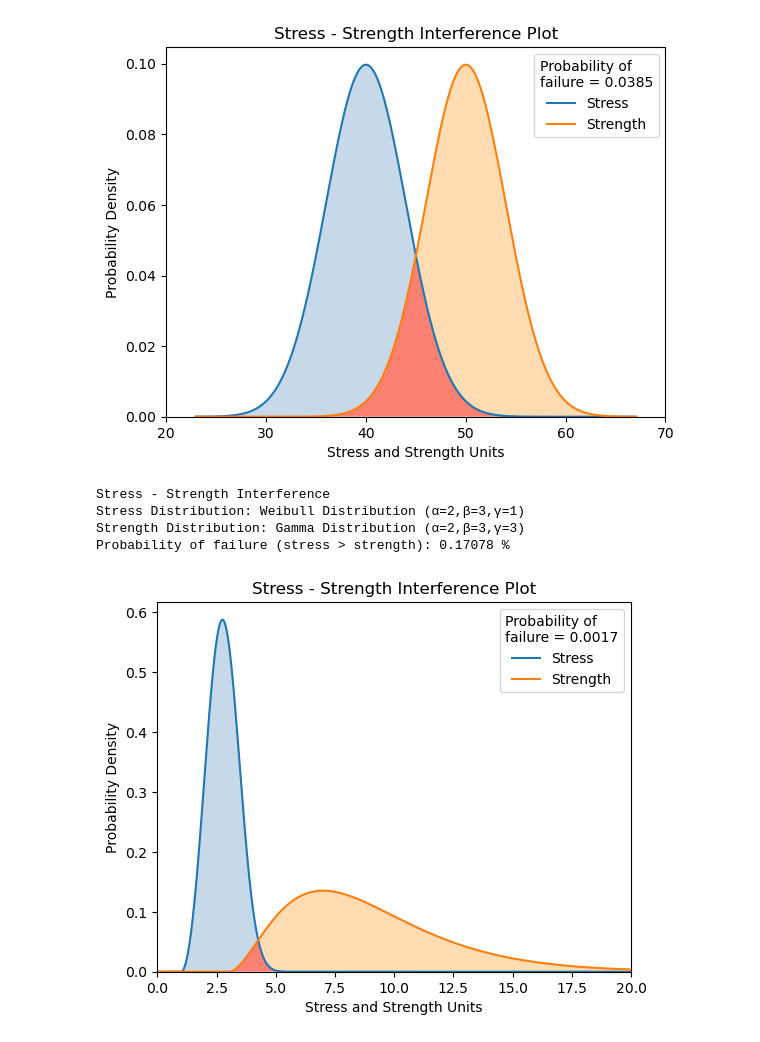
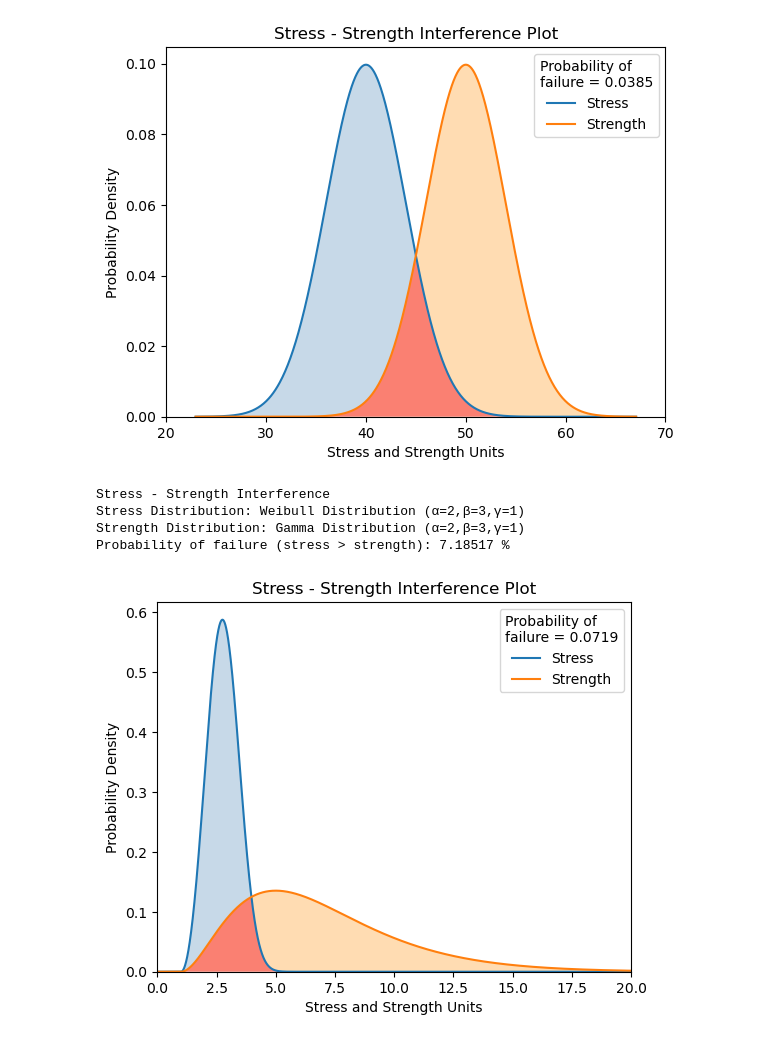
Before and after one commit to noriskworld/robust, a Jupyter notebook: stress_strength.ipynb, the cells around one changed output. Drawn from its saved outputs; the diff is of its cells as text; code cells hidden in the pictures.

```diff
--- a/stress_strength.ipynb
+++ b/stress_strength.ipynb
@@ -166,13 +296,13 @@ Probability of failure (stress > strength): 3.85499 %
 # %%
 from reliability.Other_functions import stress_strength
 stress = Distributions.Weibull_Distribution(alpha=2, beta=3, gamma=1)
-strength = Distributions.Gamma_Distribution(alpha=2, beta=3, gamma=3)
+strength = Distributions.Gamma_Distribution(alpha=2, beta=3, gamma=1)
 stress_strength(stress=stress, strength=strength)
 plt.xlim(0,20)
 plt.show()
 # %% [output]
 Stress - Strength Interference
 Stress Distribution: Weibull Distribution (α=2,β=3,γ=1)
-Strength Distribution: Gamma Distribution (α=2,β=3,γ=3)
-Probability of failure (stress > strength): 0.17078 %
+Strength Distribution: Gamma Distribution (α=2,β=3,γ=1)
+Probability of failure (stress > strength): 7.18517 %
-[figure, old version]
+[figure, new version]
```
Also changed, not shown: parts of 11 cells of this notebook.
